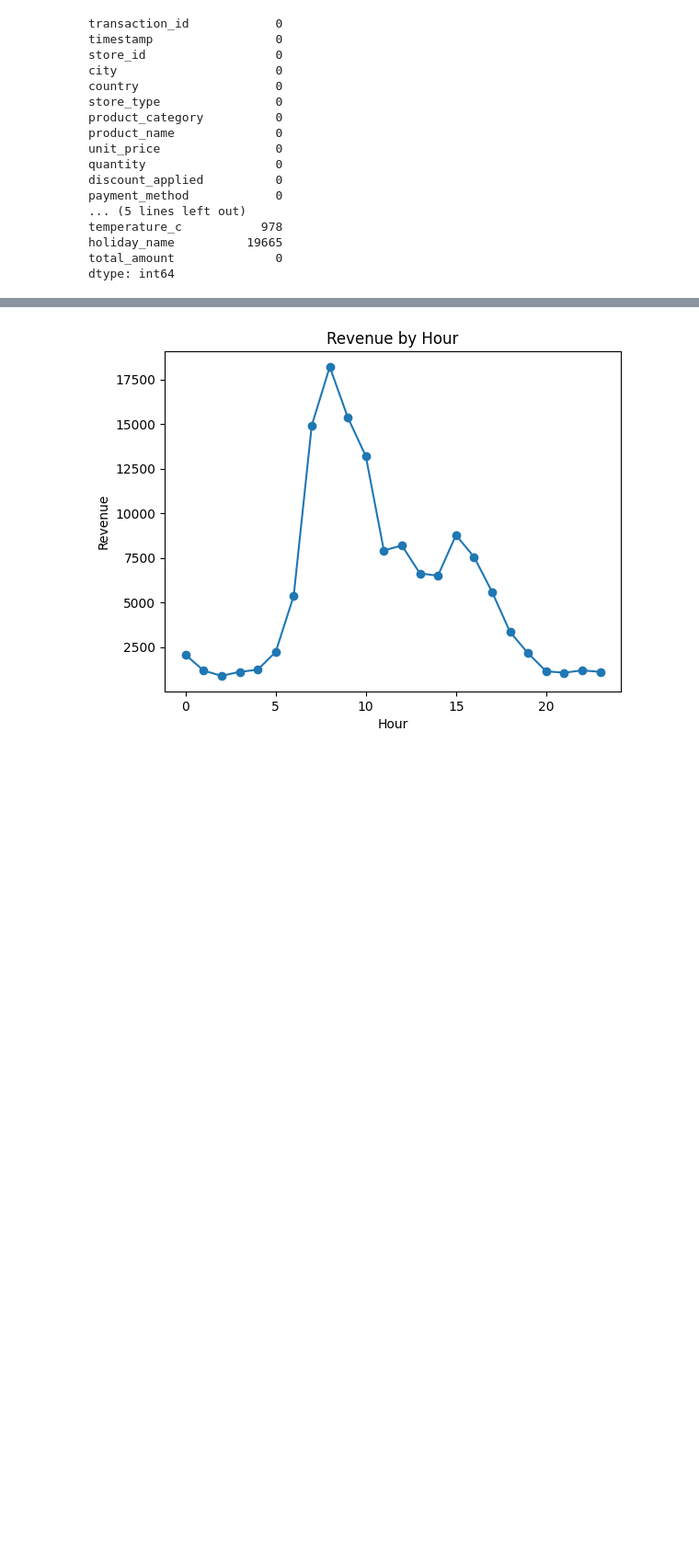
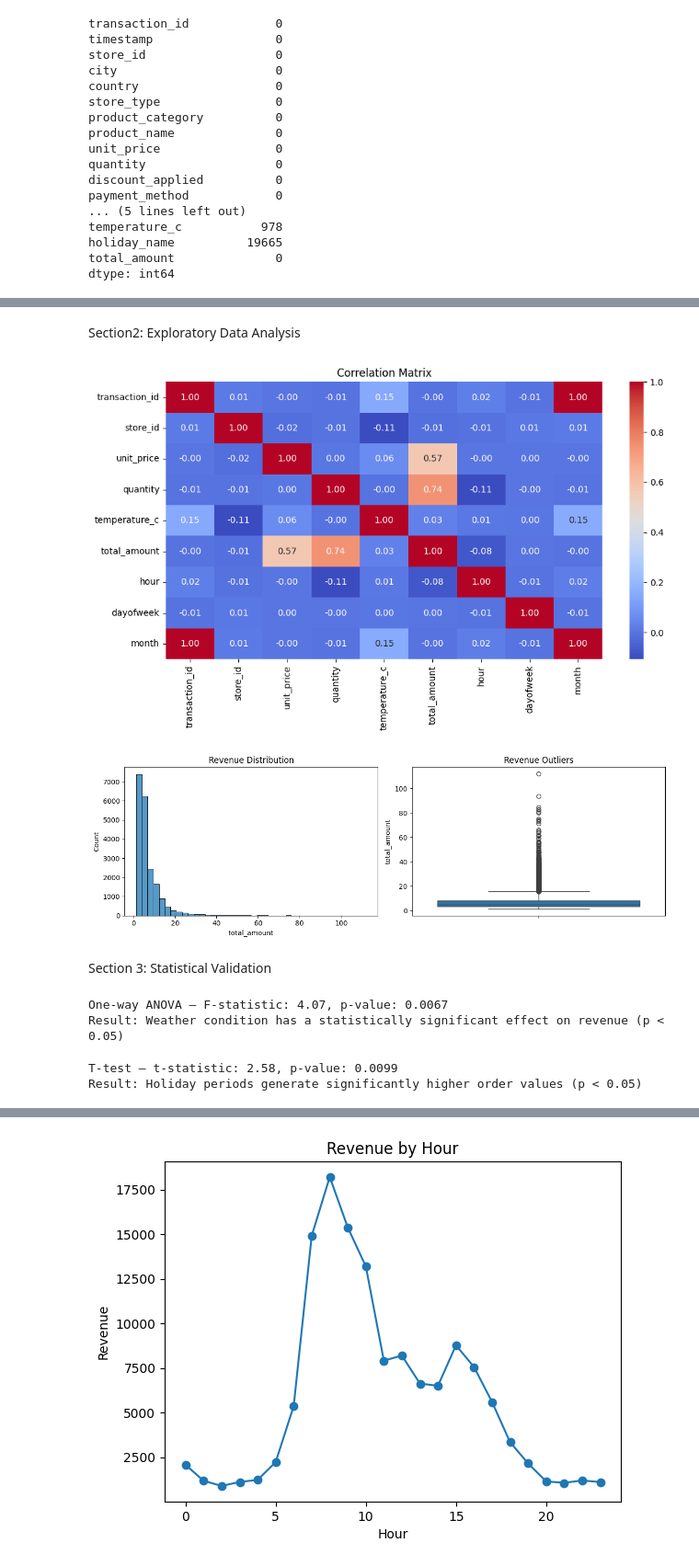
Before and after one commit to SadeqSoltani/coffee-shop-sales-analysis, a Jupyter notebook: coffee_analysis.ipynb, the cells around one changed output, grey strips where cells are left out. Shown at 92% size. Saved outputs shown, nothing was run; the diff lists cells and outputs as text; code cells hidden in the pictures; blank space fills up the shorter version.

```diff
--- a/coffee_analysis.ipynb
+++ b/coffee_analysis.ipynb
@@ -38,3 +78,63 @@ data['hour'] = data['timestamp'].dt.hour
 data['dayofweek'] = data['timestamp'].dt.dayofweek
 data['month'] = data['timestamp'].dt.month
 data['date'] = data['timestamp'].dt.date
+# %% [markdown]
+Section2: Exploratory Data Analysis
+# %%
+
+numeric_cols = data.select_dtypes(include='number')
+plt.figure(figsize=(10, 6))
+sns.heatmap(numeric_cols.corr(), annot=True, fmt='.2f', cmap='coolwarm')
+plt.title('Correlation Matrix')
+plt.tight_layout()
+plt.show()
+
+plt.figure(figsize=(12, 4))
+plt.subplot(1, 2, 1)
+sns.histplot(data['total_amount'], bins=40)
+plt.title('Revenue Distribution')
+
+plt.subplot(1, 2, 2)
+sns.boxplot(y=data['total_amount'])
+plt.title('Revenue Outliers')
+plt.tight_layout()
+plt.show()
+# %% [output]
+[figure, added]
+[figure, added]
+# %% [markdown]
+Section 3: Statistical Validation
+# %%
+#Does Weather Condition Significantly Affect Revenue?
+
+rainy = data[data['weather_condition'] == 'Rainy']['total_amount']
+sunny = data[data['weather_condition'] == 'Sunny']['total_amount']
+cloudy = data[data['weather_condition'] == 'Cloudy']['total_amount']
+snowy = data[data['weather_condition'] == 'Snowy']['total_amount']
+
+f_stat, p_value = stats.f_oneway(rainy, sunny, cloudy, snowy)
+print(f"One-way ANOVA — F-statistic: {f_stat:.2f}, p-value: {p_value:.4f}")
+
+if p_value < 0.05:
+    print("Result: Weather condition has a statistically significant effect on revenue (p < 0.05)")
+else:
+    print("Result: No statistically significant difference found across weather conditions")
+# %% [output]
+One-way ANOVA — F-statistic: 4.07, p-value: 0.0067
+Result: Weather condition has a statistically significant effect on revenue (p < 0.05)
+# %%
+#Do Holidays Significantly Increase Order Value?
+
+holiday = data[data['holiday_name'] != 'no_holiday']['total_amount']
+non_holiday = data[data['holiday_name'] == 'no_holiday']['total_amount']
+
+t_stat, p_value = stats.ttest_ind(holiday, non_holiday)
+print(f"T-test — t-statistic: {t_stat:.2f}, p-value: {p_value:.4f}")
+
+if p_value < 0.05:
+    print("Result: Holiday periods generate significantly higher order values (p < 0.05)")
+else:
+    print("Result: No statistically significant difference in order value on holidays")
+# %% [output]
+T-test — t-statistic: 2.58, p-value: 0.0099
+Result: Holiday periods generate significantly higher order values (p < 0.05)
```
Also changed, not shown: parts of 22 cells of this notebook.
